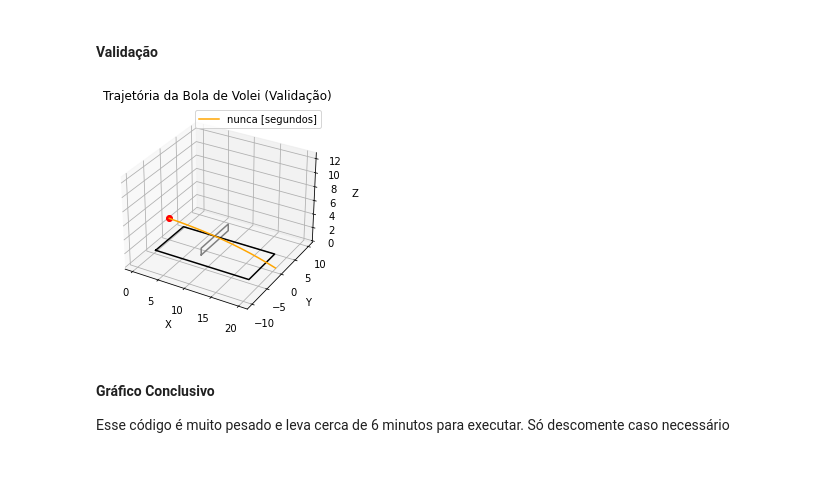
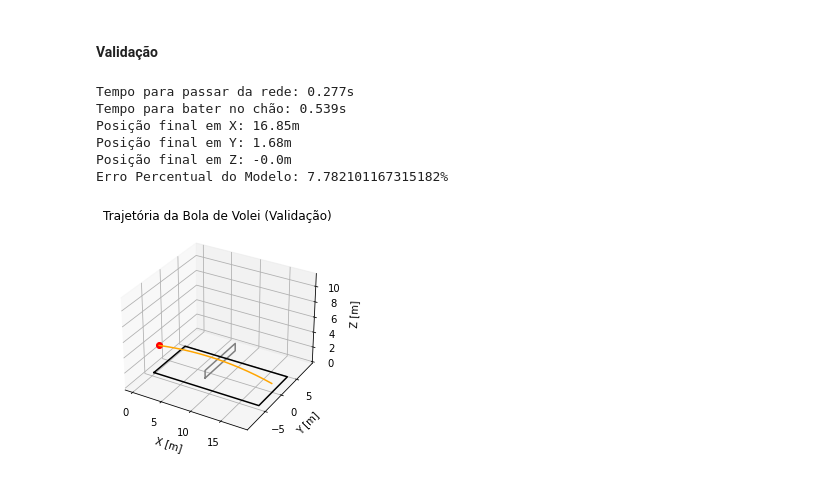
Before and after one commit to dourado-rafa/ModssimProjeto3, a Jupyter notebook: bola_de_volei_principal.ipynb, the cells around one changed output. Drawn from its saved outputs; the diff is of its cells as text; code cells hidden in the pictures.

Commit message:
Código completo

```diff
--- a/bola_de_volei_principal.ipynb
+++ b/bola_de_volei_principal.ipynb
@@ -6,7 +16,7 @@ from math import *
 from scipy.integrate import odeint
 # %%
 # Função para deixar os eixos 3D igual (equivalente ao plt.axes('equal'))
-def set_axes_equal(ax):
+def set_axis_equal(ax):
     x_limits = ax.get_xlim3d()
     y_limits = ax.get_ylim3d()
     z_limits = ax.get_zlim3d()
@@ -31,10 +41,10 @@ d_ar = 1.2 # Densidade do Ar [kg/m³]
 g = 9.8 # Aceleração da Gravidade [m/s]
 
 cl = 1 # Coeficiente de Lift (Magnus)
-cd0 = 0.3 # Coeficiente de Arrasto
+cd = 0.1 # Coeficiente de Arrasto
 
 r = 0.105 # Raio da Bola [m]
-m = 0.26 # Massa da Bola [kg]
+m = 0.27 # Massa da Bola [kg]
 A = pi*(r**2) # Álea Transversal da Bola [m²]
 # %% [markdown]
 #### A Quadra de Volei
@@ -52,3 +64,12 @@ rede_z = [1.43, 2.43, 2.43, 1.43, 1.43]
+# %%
+import pandas
+colunas = ['t', 'x', 'y']
+data = pandas.read_csv('dados-volei.txt', names=colunas)
+
+t_video = data.t.tolist()
+t_video = list(np.array(t_video)-t_video[0])
+x_video = data.x.tolist()
+y_video = data.y.tolist()
 # %% [markdown]
 #### Declarações iniciais
 # %%
@@ -84,7 +105,7 @@ t_lista = np.arange(0, tMax, dt)
 # %% [markdown]
 #### Modelo
 # %%
-def modelo(info, t_lista, Cd):
+def modelo(info, t_lista):
     # Extraindo os Valores
     x = info[0]
     y = info[1]
@@ -105,7 +126,7 @@ def modelo(info, t_lista, Cd):
     sen_alpha = vy/v_xy
 
     # Calculando a Força de Arrasto
-    Fa = 0.5*d_ar*A*Cd*(v**2)
+    Fa = 0.5*d_ar*A*cd*(v**2)
     Fa_x = -Fa*sen_tetha*cos_alpha
     Fa_y = -Fa*sen_tetha*sen_alpha
     Fa_z = -Fa*cos_tetha
@@ -128,37 +149,54 @@ def modelo(info, t_lista, Cd):
 # %% [markdown]
 #### Validação
 # %%
-infos_Odeint = odeint(modelo, info_0, t_lista, args=(cd0,))
+infos_Odeint = odeint(modelo, info_0, t_lista)
 
 posX = list(infos_Odeint[:,0])
 posY = list(infos_Odeint[:,1])
 posZ = list(infos_Odeint[:,2])
 
-# Dado: 0.267 segundos
 
+rede = False
+index = len(t_lista)-1 # index do ultimo valor do modelo (valor em que a bola bate no chão)
 for i, t in enumerate(t_lista):
-    if posX[i] >= 9:
-        tempo = t # Tempo decorrido para a bola bater na rede
+    if not rede and (posX[i] >= 9):
+        tempo_rede = t
+        rede = True
+    if rede and (posZ[i] <= 0 and posX[i] <= 18):
+        tempo_chao = t
+        index = i
         break
+
+print(f'Tempo para passar da rede: {round(tempo_rede, 3)}s')
+print(f'Tempo para bater no chão: {round(tempo_chao, 3)}s')
+print(f'Posição final em X: {round(posX[index], 2)}m')
+print(f'Posição final em Y: {round(posY[index], 2)}m')
+print(f'Posição final em Z: {round(posZ[index], 2)}m')
+dado_tempo_rede = 0.257 # tempo decorrido para bater na rede pego no vídeo
+erro = ((tempo_rede - dado_tempo_rede)/dado_tempo_rede)*100
+print(f'\nErro Percentual do Modelo: {round(erro, 3)}%')
 
 %matplotlib inline
 # %matplotlib qt5
+
 ax = plt.axes(projection='3d')
 ax.plot3D(rede_x, rede_y, rede_z, color='grey') # rede
 ax.plot3D(quadra_x, quadra_y, quadra_z, color='black') # quadra
 ax.plot3D(posX[0], posY[0], posZ[0], 'ro') # Bola
 
-ax.plot3D(posX, posY, posZ, color='orange', label=f"{tempo} [segundos]")
+ax.plot3D(posX[0:index], posY[0: index], posZ[0: index], color="orange")
 plt.title("Trajetória da Bola de Volei (Validação)")
 plt.grid()
-ax.set_xlabel('X')
-ax.set_ylabel('Y')
-ax.set_zlabel('Z')
-plt.legend()
-set_axes_equal(ax)
+ax.set_xlabel('X [m]')
+ax.set_ylabel('Y [m]')
+ax.set_zlabel('Z [m]')
+set_axis_equal(ax)
 plt.show()
 # %% [output]
+Tempo para passar da rede: 0.277s
+Tempo para bater no chão: 0.539s
+Posição final em X: 16.85m
+Posição final em Y: 1.68m
+Posição final em Z: -0.0m
+Erro Percentual do Modelo: 7.782101167315182%
-[figure, old version]
+[figure, new version]
-# %% [markdown]
-#### Gráfico Conclusivo
-Esse código é muito pesado e leva cerca de 6 minutos para executar. Só descomente caso necessário
```
Also changed, not shown: parts of 23 cells of this notebook, 3 other files.
